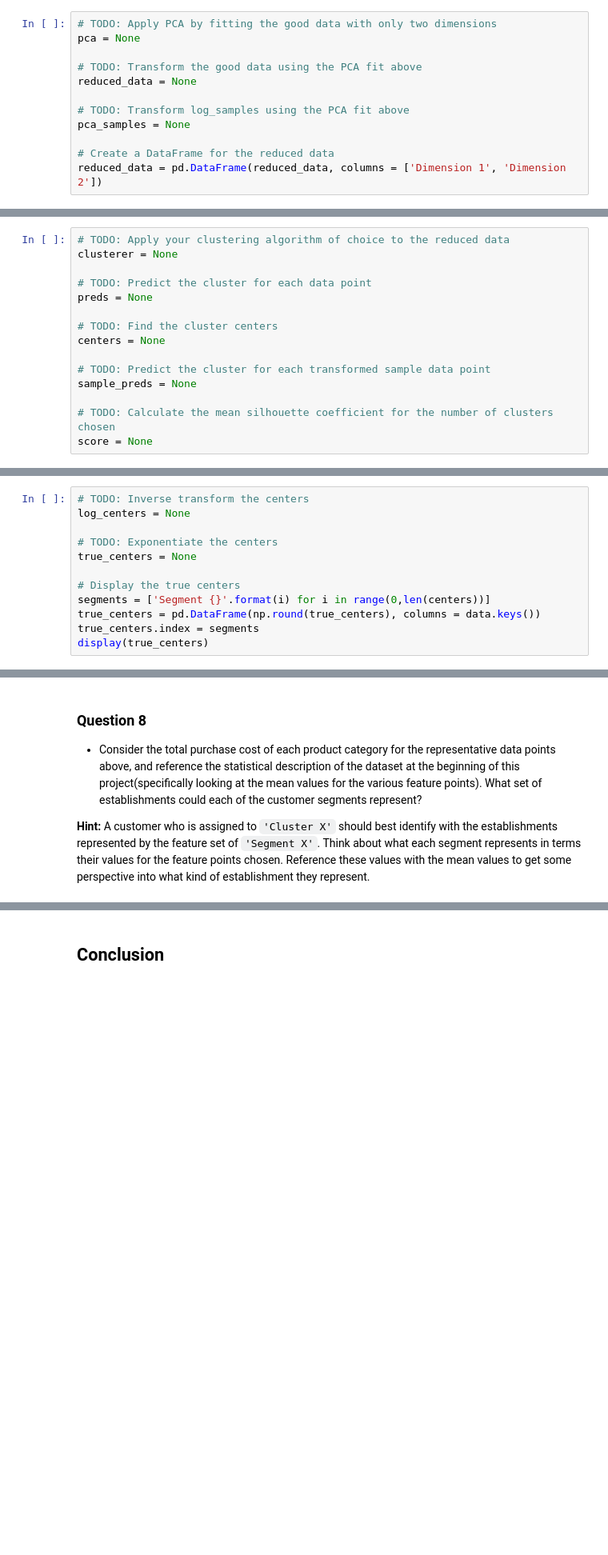
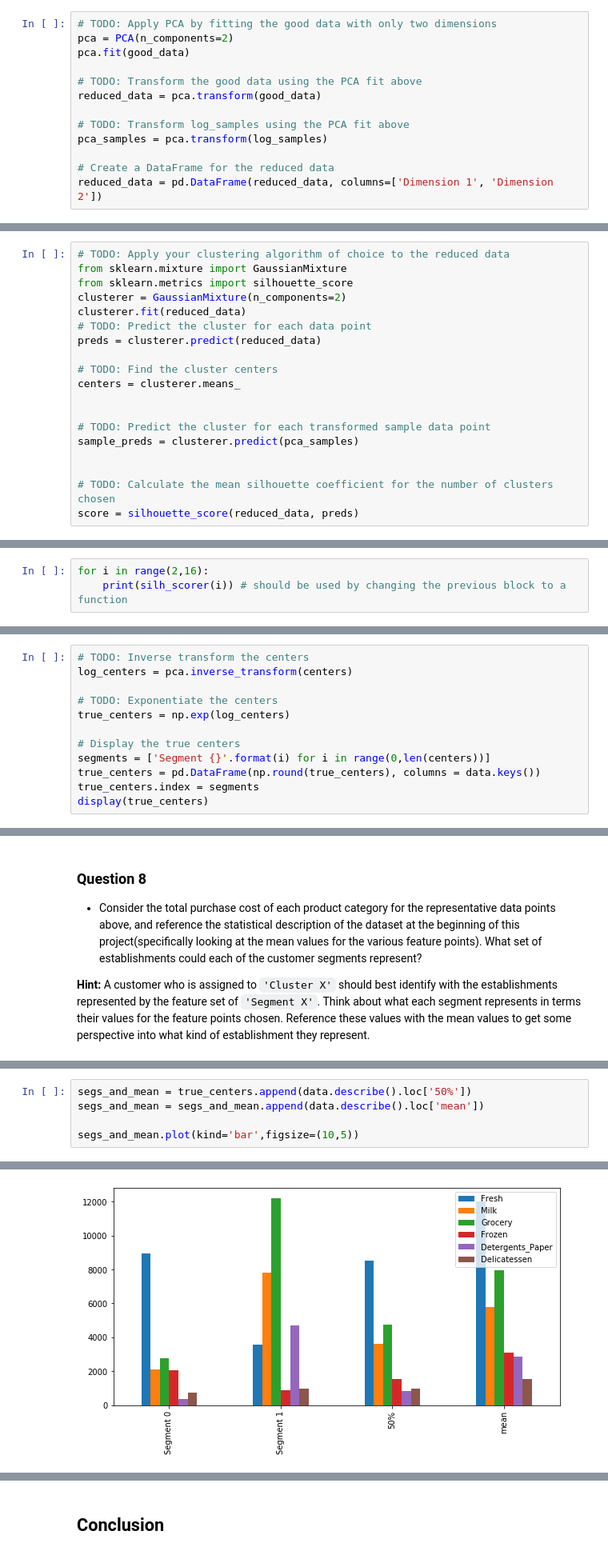
Before and after one commit to ces0008/Udacity-MLE-, a Jupyter notebook: customer_segments/customer_segments.ipynb, the cells around one changed output, grey strips where cells are left out. Shown at 80% size. Saved outputs shown, nothing was run; the diff lists cells and outputs as text; blank space fills up the shorter version.

```diff
--- a/customer_segments/customer_segments.ipynb
+++ b/customer_segments/customer_segments.ipynb
@@ -368,16 +389,17 @@ In the code block below, you will need to implement the following:
  - Apply a PCA transformation of `log_samples` using `pca.transform`, and assign the results to `pca_samples`.
 # %%
 # TODO: Apply PCA by fitting the good data with only two dimensions
-pca = None
+pca = PCA(n_components=2)
+pca.fit(good_data)
 
 # TODO: Transform the good data using the PCA fit above
-reduced_data = None
+reduced_data = pca.transform(good_data)
 
 # TODO: Transform log_samples using the PCA fit above
-pca_samples = None
+pca_samples = pca.transform(log_samples)
 
 # Create a DataFrame for the reduced data
-reduced_data = pd.DataFrame(reduced_data, columns = ['Dimension 1', 'Dimension 2'])
+reduced_data = pd.DataFrame(reduced_data, columns=['Dimension 1', 'Dimension 2'])
 # %% [markdown]
 ### Observation
 Run the code below to see how the log-transformed sample data has changed after having a PCA transformation applied to it using only two dimensions. Observe how the values for the first two dimensions remains unchanged when compared to a PCA transformation in six dimensions.
@@ -425,19 +465,23 @@ In the code block below, you will need to implement the following:
    - Assign the silhouette score to `score` and print the result.
 # %%
 # TODO: Apply your clustering algorithm of choice to the reduced data
-clusterer = None
-
+from sklearn.mixture import GaussianMixture
+from sklearn.metrics import silhouette_score
+clusterer = GaussianMixture(n_components=2)
+clusterer.fit(reduced_data)
 # TODO: Predict the cluster for each data point
-preds = None
+preds = clusterer.predict(reduced_data)
 
 # TODO: Find the cluster centers
-centers = None
+centers = clusterer.means_
+
 
 # TODO: Predict the cluster for each transformed sample data point
-sample_preds = None
+sample_preds = clusterer.predict(pca_samples)
+
 
 # TODO: Calculate the mean silhouette coefficient for the number of clusters chosen
-score = None
+score = silhouette_score(reduced_data, preds)
 # %% [markdown]
 ### Question 7
 
@@ -447,0 +490,3 @@ score = None
+# %%
+for i in range(2,16):
+    print(silh_scorer(i)) # should be used by changing the previous block to a function
@@ -460,10 +513,10 @@ In the code block below, you will need to implement the following:
  - Apply the inverse function of `np.log` to `log_centers` using `np.exp` and assign the true centers to `true_centers`.
 # %%
 # TODO: Inverse transform the centers
-log_centers = None
+log_centers = pca.inverse_transform(centers)
 
 # TODO: Exponentiate the centers
-true_centers = None
+true_centers = np.exp(log_centers)
 
 # Display the true centers
 segments = ['Segment {}'.format(i) for i in range(0,len(centers))]
@@ -480,0 +536,6 @@ display(true_centers)
+# %%
+segs_and_mean = true_centers.append(data.describe().loc['50%'])
+segs_and_mean = segs_and_mean.append(data.describe().loc['mean'])
+
+segs_and_mean.plot(kind='bar',figsize=(10,5))
+# %% [output]
@@ -480,0 +543 @@ display(true_centers)
+[figure, added]
```
Also changed, not shown: parts of 25 cells of this notebook.
